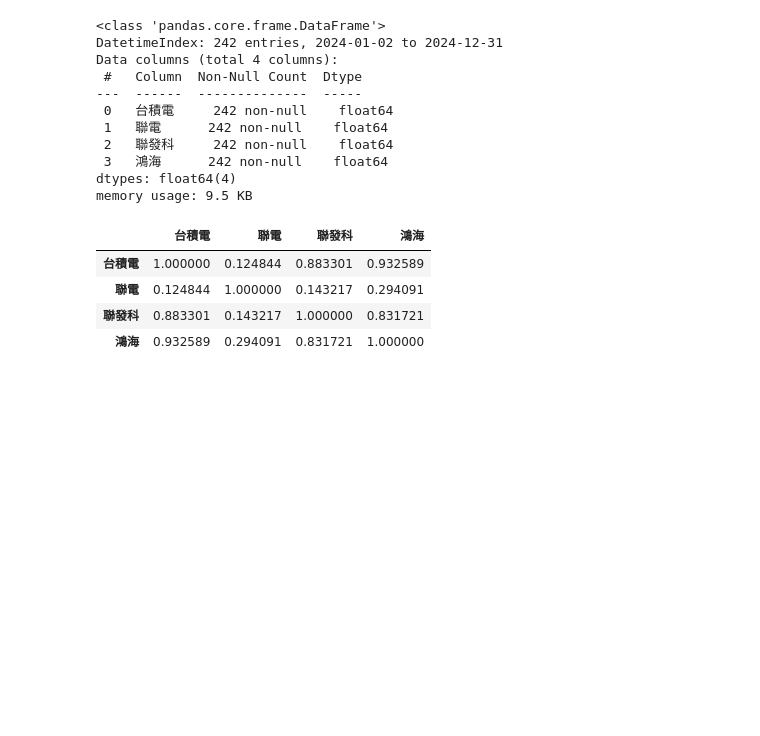
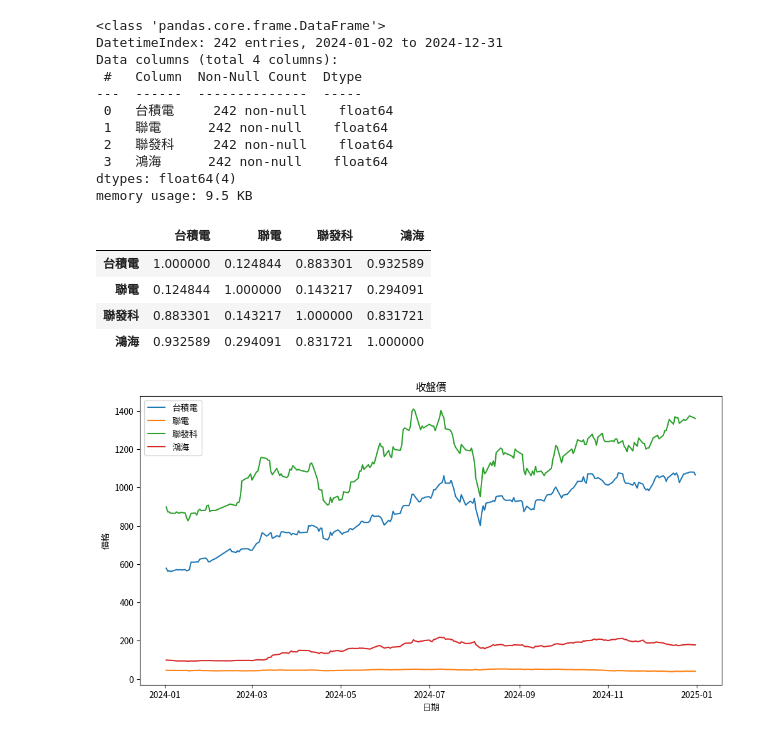
Before and after one commit to roberthsu2003/__2025_06_25_aiAnalysis_1_3__, a Jupyter notebook: lesson18/lesson18_2.ipynb, the cells around one changed output. Cells and saved outputs as stored; diff of their text form; code cells hidden in the pictures; blank space fills up the shorter version.

```diff
--- a/lesson18/lesson18_2.ipynb
+++ b/lesson18/lesson18_2.ipynb
@@ -137,0 +144,22 @@ close_prices_df.corr()
+# %%
+#已經有中文字型`ChineseFont.ttf`
+#接下來要設定字型
+#matplotlib預設字型為ChineseFont.ttf
+from matplotlib.font_manager import fontManager
+import matplotlib as mpl
+fontManager.addfont("ChineseFont.ttf")
+mpl.rc('font', family='ChineseFont')
+# %%
+#close_prices_df,建立線圖
+import matplotlib.pyplot as plt
+
+plt.figure(figsize=(16, 8))
+for column in close_prices_df.columns:
+    plt.plot(close_prices_df.index, close_prices_df[column], label=column)
+plt.title('收盤價')
+plt.xlabel('日期')
+plt.ylabel('價格')
+plt.legend()
+plt.show()
+# %% [output]
+[figure, added]
```
Also changed, not shown: parts of 1 cell of this notebook, 1 other file.
